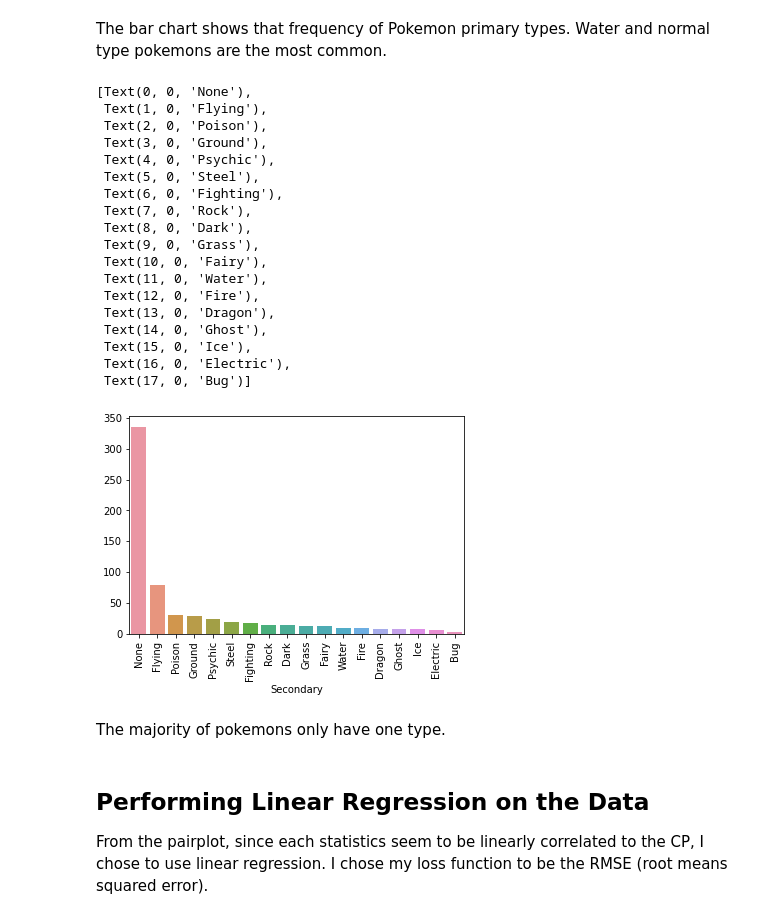
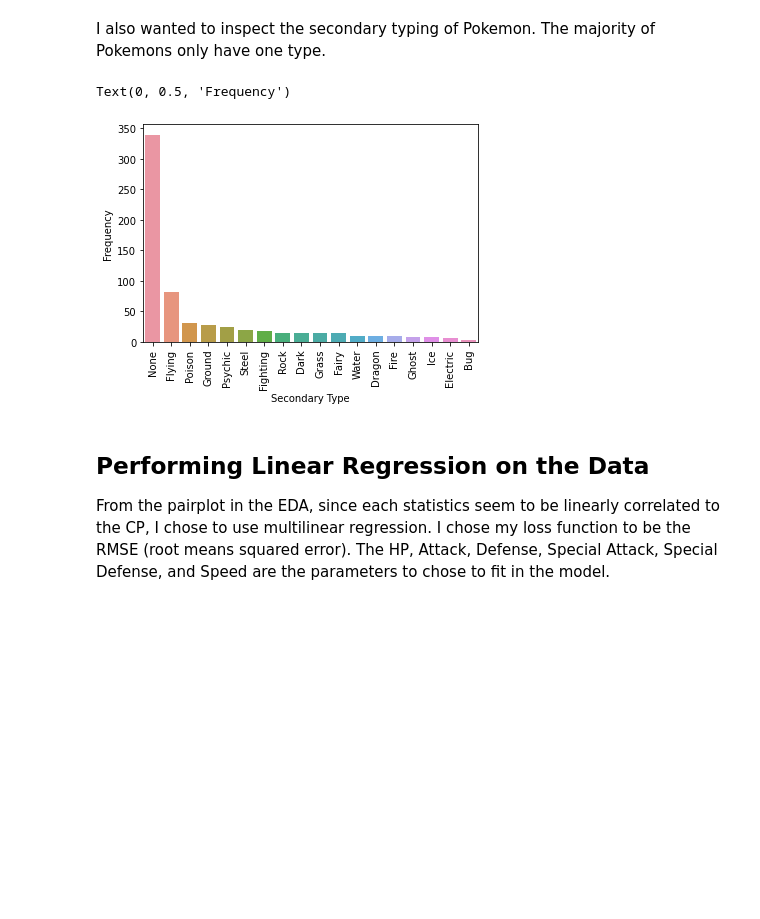
Before and after one commit to benchang123/Pokemon-Go-Analysis, a Jupyter notebook: Pokemon Go Writeup.ipynb, the cells around one changed output. Saved outputs shown, nothing was run; the diff lists cells and outputs as text; code cells hidden in the pictures; blank space fills up the shorter version.

```diff
--- a/Pokemon Go Writeup.ipynb
+++ b/Pokemon Go Writeup.ipynb
@@ -42,4 +42,6 @@ Dropping a few columns and renaming from one of the dataset due to duplicate dat
 # %%
 poke_go=poke_go.reset_index()
-poke_game.drop(columns=['Type 1','Type 2','Legendary'], inplace=True)
+poke_game.drop(columns=['Type 1','Type 2'], inplace=True)
 poke_game.rename(columns={'Attack':'Attack_g','Defense':'Defense_g'}, inplace=True)
+poke_go.drop(columns=['Legendary'], inplace=True)
+poke_game.loc[poke_game.index.isin([647,648,649]),['Legendary']]=True
@@ -94,5 +108,12 @@ Make the final combined table that includes the missing Pokemons from the initia
 # %%
-poke_go_complete=poke_go.merge(poke_game,left_on='Name',right_on='Name', how='inner')
-poke_go_complete.drop(columns=['Generation_y'], inplace=True)
-poke_go_complete.rename(columns={'Generation_x':'Generation'}, inplace=True)
+poke_game1=poke_game.reset_index()
+poke_go_missing=poke_go.merge(poke_game1,left_on='Pokedex',right_on='#', how='inner')
+poke_go_missing.drop_duplicates('Name_x', keep='first', inplace=True)
+
+poke_go_missing=poke_go_missing[poke_go_missing['Name_x'].isin(missing)]
+
+poke_go_missing.drop(columns=['Generation_y','Name_y','#'], inplace=True)
+poke_go_missing.rename(columns={'Generation_x':'Generation','Name_x':'Name'}, inplace=True)
+
+poke_go_complete=pd.concat([poke_go_compare, poke_go_missing], axis=0)
 # %% [markdown]
@@ -185,35 +181,18 @@ ax3.set_xticklabels(ax3.get_xticklabels(),rotation=90)
-# %% [markdown]
-The bar chart shows that frequency of Pokemon primary types. Water and normal type pokemons are the most common.
+# %% [markdown]
+I also wanted to inspect the secondary typing of Pokemon. The majority of Pokemons only have one type.
 # %%
 primarycount=poke_go_complete.groupby('Secondary').size().sort_values(ascending=False)
 ax3=sns.barplot(x=primarycount.index,y=primarycount)
 ax3.set_xticklabels(ax3.get_xticklabels(),rotation=90)
+plt.xlabel("Secondary Type")
+plt.ylabel("Frequency")
 # %% [output]
-[Text(0, 0, 'None'),
- Text(1, 0, 'Flying'),
- Text(2, 0, 'Poison'),
- Text(3, 0, 'Ground'),
- Text(4, 0, 'Psychic'),
- Text(5, 0, 'Steel'),
- Text(6, 0, 'Fighting'),
- Text(7, 0, 'Rock'),
- Text(8, 0, 'Dark'),
- Text(9, 0, 'Grass'),
- Text(10, 0, 'Fairy'),
- Text(11, 0, 'Water'),
- Text(12, 0, 'Fire'),
- Text(13, 0, 'Dragon'),
- Text(14, 0, 'Ghost'),
- Text(15, 0, 'Ice'),
- Text(16, 0, 'Electric'),
- Text(17, 0, 'Bug')]
+Text(0, 0.5, 'Frequency')
-[figure, old version]
+[figure, new version]
-# %% [markdown]
-The majority of pokemons only have one type.
 # %% [markdown]
 ## Performing Linear Regression on the Data
 
-From the pairplot, since each statistics seem to be linearly correlated to the CP, I chose to use linear regression. I chose my loss function to be the RMSE (root means squared error).
+From the pairplot in the EDA, since each statistics seem to be linearly correlated to the CP, I chose to use multilinear regression. I chose my loss function to be the RMSE (root means squared error). The HP, Attack, Defense, Special Attack, Special Defense, and Speed are the parameters to chose to fit in the model.
 # %%
 def rmse(y_pred,y_actual):
     return np.sqrt(np.mean((y_pred-y_actual)**2))
```
Also changed, not shown: parts of 55 cells of this notebook, 2 other files.
